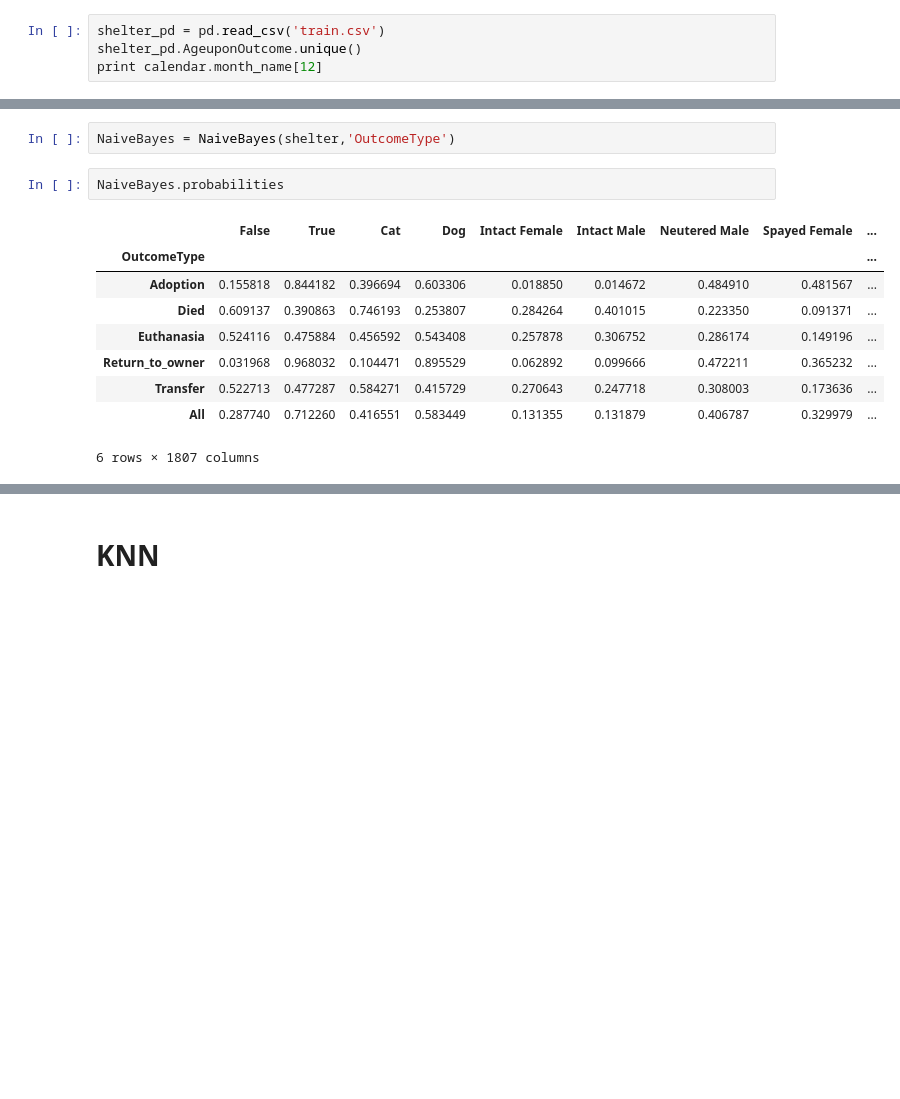
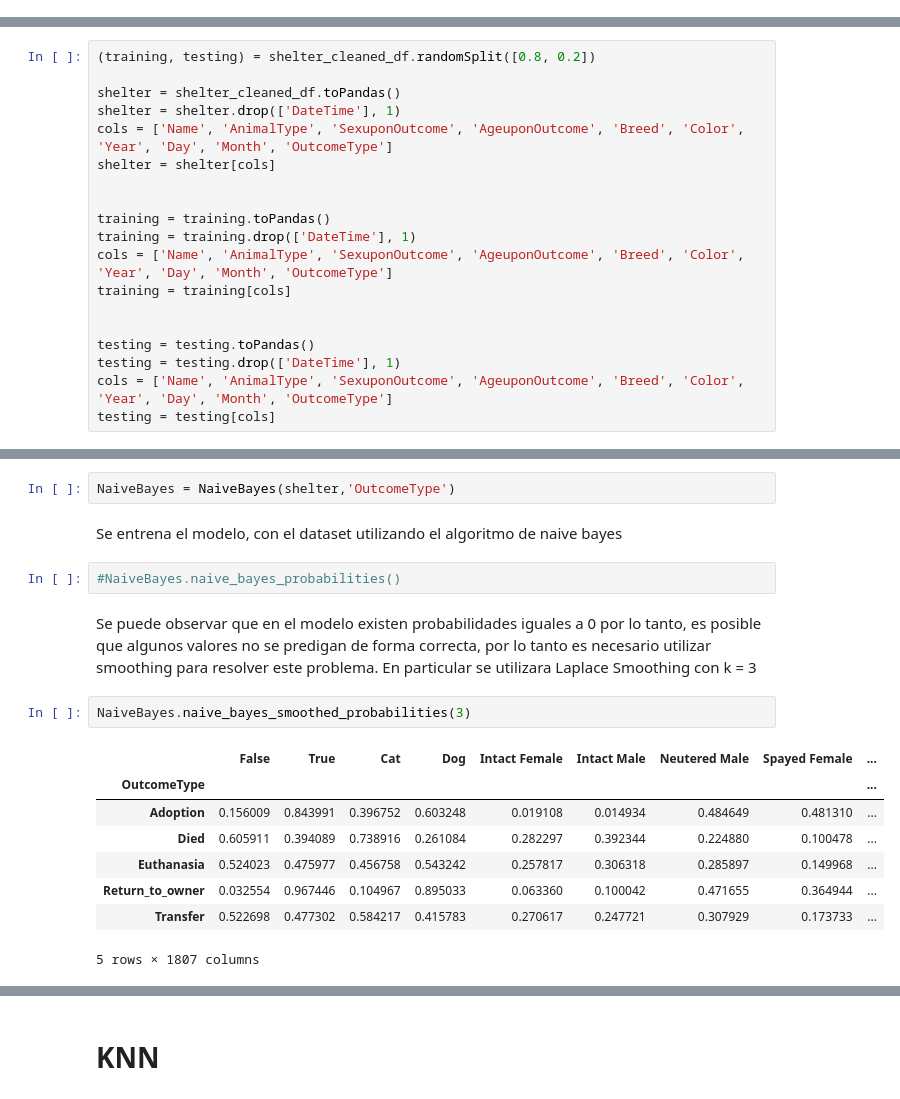
Before and after one commit to acollazomayer/Proyecto-BigData, a Jupyter notebook: Proyecto (2).ipynb, the cells around one changed output, grey strips where cells are left out. Drawn from its saved outputs; the diff is of its cells as text; blank space fills up the shorter version.

```diff
--- a/Proyecto (2).ipynb
+++ b/Proyecto (2).ipynb
@@ -379,7 +378,3 @@ pd.DataFrame(shelter_pd['AgeuponOutcome'].value_counts()).plot(kind='bar')
 ### <i>Breed</i>
 # %% [markdown]
 ### <i>Color</i>
-# %%
-shelter_pd = pd.read_csv('train.csv')
-shelter_pd.AgeuponOutcome.unique()
-print calendar.month_name[12]
@@ -431,3 +419,22 @@ shelter_cleaned_df.toPandas()
+# %%
+(training, testing) = shelter_cleaned_df.randomSplit([0.8, 0.2])
+
+shelter = shelter_cleaned_df.toPandas()
+shelter = shelter.drop(['DateTime'], 1)
+cols = ['Name', 'AnimalType', 'SexuponOutcome', 'AgeuponOutcome', 'Breed', 'Color', 'Year', 'Day', 'Month', 'OutcomeType']
+shelter = shelter[cols]
+
+
+training = training.toPandas()
+training = training.drop(['DateTime'], 1)
+cols = ['Name', 'AnimalType', 'SexuponOutcome', 'AgeuponOutcome', 'Breed', 'Color', 'Year', 'Day', 'Month', 'OutcomeType']
+training = training[cols]
+
+
+testing = testing.toPandas()
+testing = testing.drop(['DateTime'], 1)
+cols = ['Name', 'AnimalType', 'SexuponOutcome', 'AgeuponOutcome', 'Breed', 'Color', 'Year', 'Day', 'Month', 'OutcomeType']
+testing = testing[cols]
 # %% [markdown]
 ## Naive Bayes
 # %% [markdown]
@@ -494,16 +538,21 @@ class NaiveBayes:
 # %%
 NaiveBayes = NaiveBayes(shelter,'OutcomeType')
-# %%
-NaiveBayes.probabilities
-# %% [output]
-|  | False | True | Cat | Dog | Intact Female | Intact Male | Neutered Male | Spayed Female | ... |
-| OutcomeType |  |  |  |  |  |  |  |  | ... |
-| Adoption | 0.155818 | 0.844182 | 0.396694 | 0.603306 | 0.018850 | 0.014672 | 0.484910 | 0.481567 | ... |
-| Died | 0.609137 | 0.390863 | 0.746193 | 0.253807 | 0.284264 | 0.401015 | 0.223350 | 0.091371 | ... |
-| Euthanasia | 0.524116 | 0.475884 | 0.456592 | 0.543408 | 0.257878 | 0.306752 | 0.286174 | 0.149196 | ... |
-| Return_to_owner | 0.031968 | 0.968032 | 0.104471 | 0.895529 | 0.062892 | 0.099666 | 0.472211 | 0.365232 | ... |
-| Transfer | 0.522713 | 0.477287 | 0.584271 | 0.415729 | 0.270643 | 0.247718 | 0.308003 | 0.173636 | ... |
-| All | 0.287740 | 0.712260 | 0.416551 | 0.583449 | 0.131355 | 0.131879 | 0.406787 | 0.329979 | ... |
-6 rows × 1807 columns
+# %% [markdown]
+Se entrena el modelo, con el dataset utilizando el algoritmo de naive bayes
+# %%
+#NaiveBayes.naive_bayes_probabilities()
+# %% [markdown]
+Se puede observar que en el modelo existen probabilidades iguales a 0 por lo tanto, es posible que algunos valores no se predigan de forma correcta, por lo tanto es necesario utilizar smoothing para resolver este problema. En particular se utilizara Laplace Smoothing con k = 3
+# %%
+NaiveBayes.naive_bayes_smoothed_probabilities(3)
+# %% [output]
+|  | False | True | Cat | Dog | Intact Female | Intact Male | Neutered Male | Spayed Female | ... |
+| OutcomeType |  |  |  |  |  |  |  |  | ... |
+| Adoption | 0.156009 | 0.843991 | 0.396752 | 0.603248 | 0.019108 | 0.014934 | 0.484649 | 0.481310 | ... |
+| Died | 0.605911 | 0.394089 | 0.738916 | 0.261084 | 0.282297 | 0.392344 | 0.224880 | 0.100478 | ... |
+| Euthanasia | 0.524023 | 0.475977 | 0.456758 | 0.543242 | 0.257817 | 0.306318 | 0.285897 | 0.149968 | ... |
+| Return_to_owner | 0.032554 | 0.967446 | 0.104967 | 0.895033 | 0.063360 | 0.100042 | 0.471655 | 0.364944 | ... |
+| Transfer | 0.522698 | 0.477302 | 0.584217 | 0.415783 | 0.270617 | 0.247721 | 0.307929 | 0.173733 | ... |
+5 rows × 1807 columns
 # %%
 NaiveBayes.predict(['True','Cat','Intact Female','adult'])
```
Also changed, not shown: parts of 22 cells of this notebook, 1 other file.
